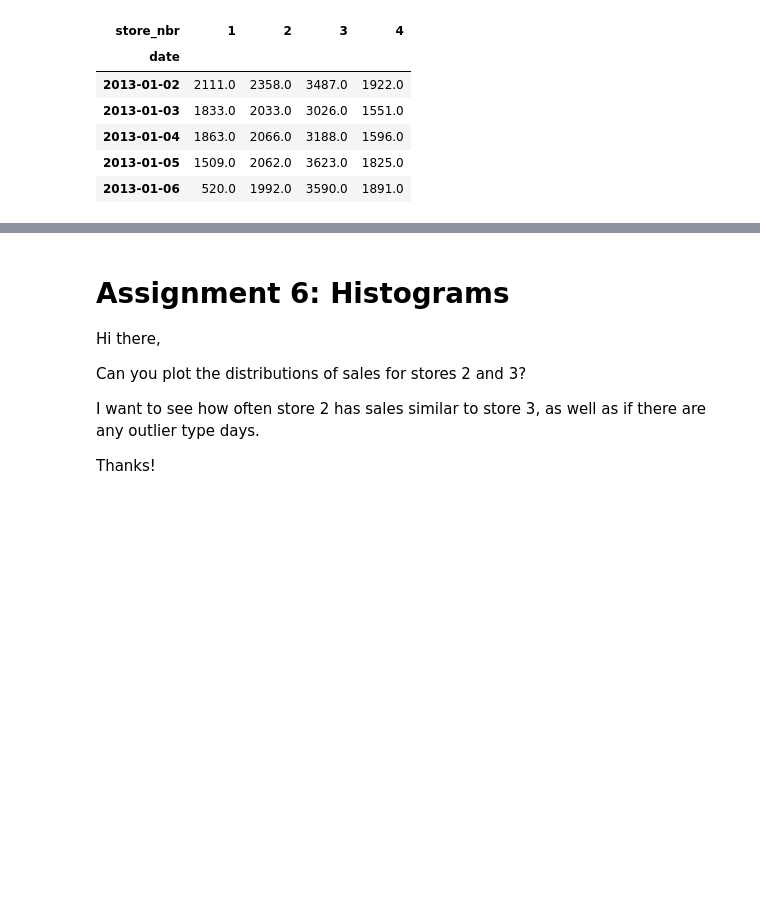
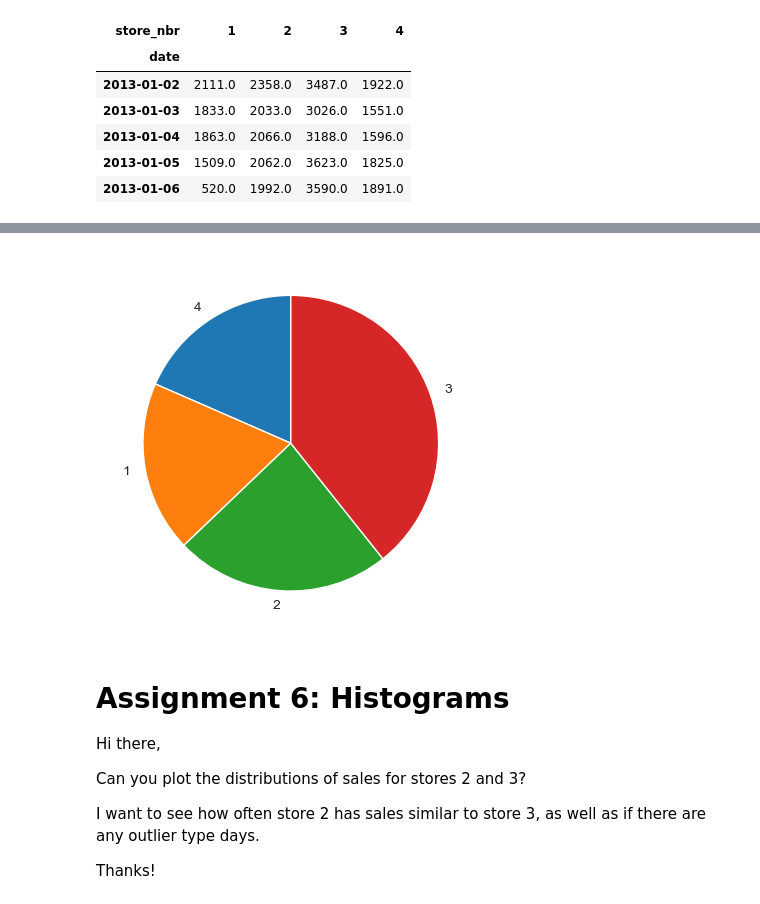
Before and after one commit to amorganhunt/Maven-NumPy-and-Pandas-2, a Jupyter notebook: maven_python_course/data_visualization/section05_data_viz.ipynb, the cells around one changed output, grey strips where cells are left out. Cells and saved outputs as stored; diff of their text form; code cells hidden in the pictures; blank space fills up the shorter version.

```diff
--- a/maven_python_course/data_visualization/section05_data_viz.ipynb
+++ b/maven_python_course/data_visualization/section05_data_viz.ipynb
@@ -222,3 +233,12 @@ stores_1234.head()
+# %%
+(stores_1234
+ .sum()
+ .sort_values(ascending=True)
+ .plot
+ .pie(startangle=90)
+);
+# %% [output]
+[figure, added]
 # %% [markdown]
 # Assignment 6: Histograms
 
```
Also changed, not shown: parts of 1 cell of this notebook, 2 other files.
